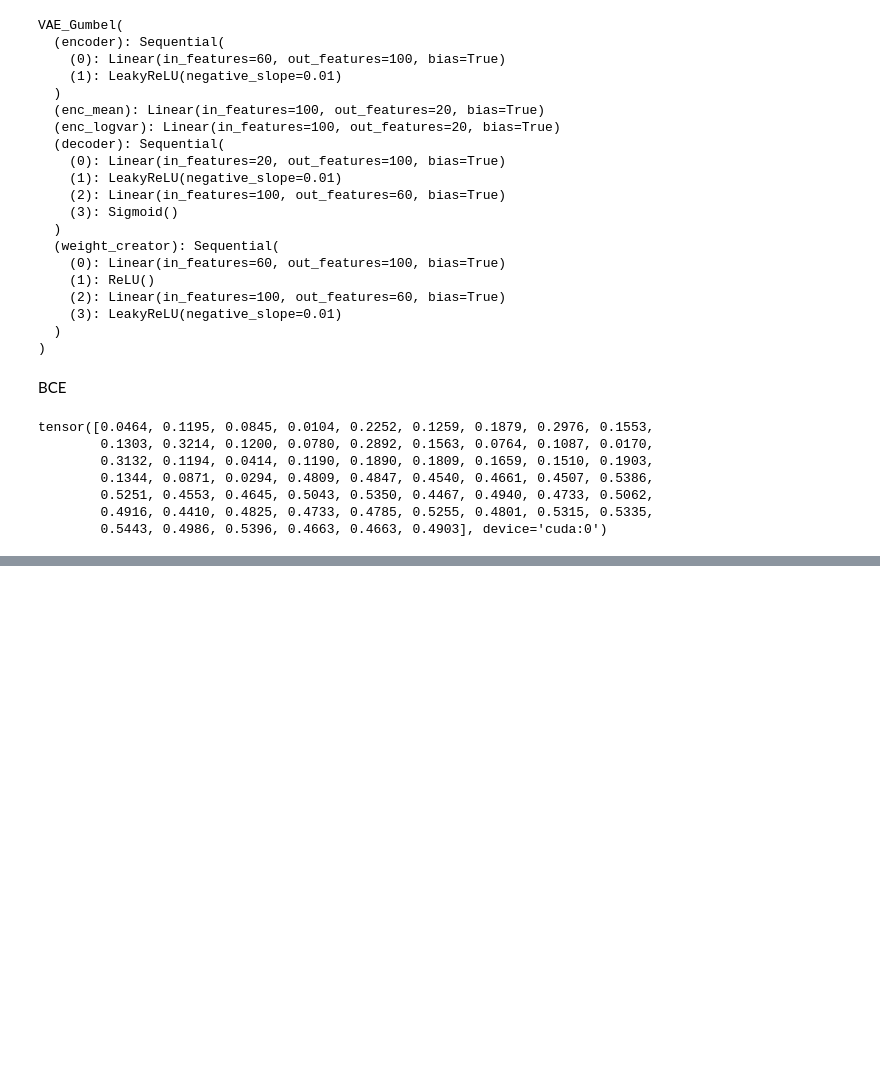
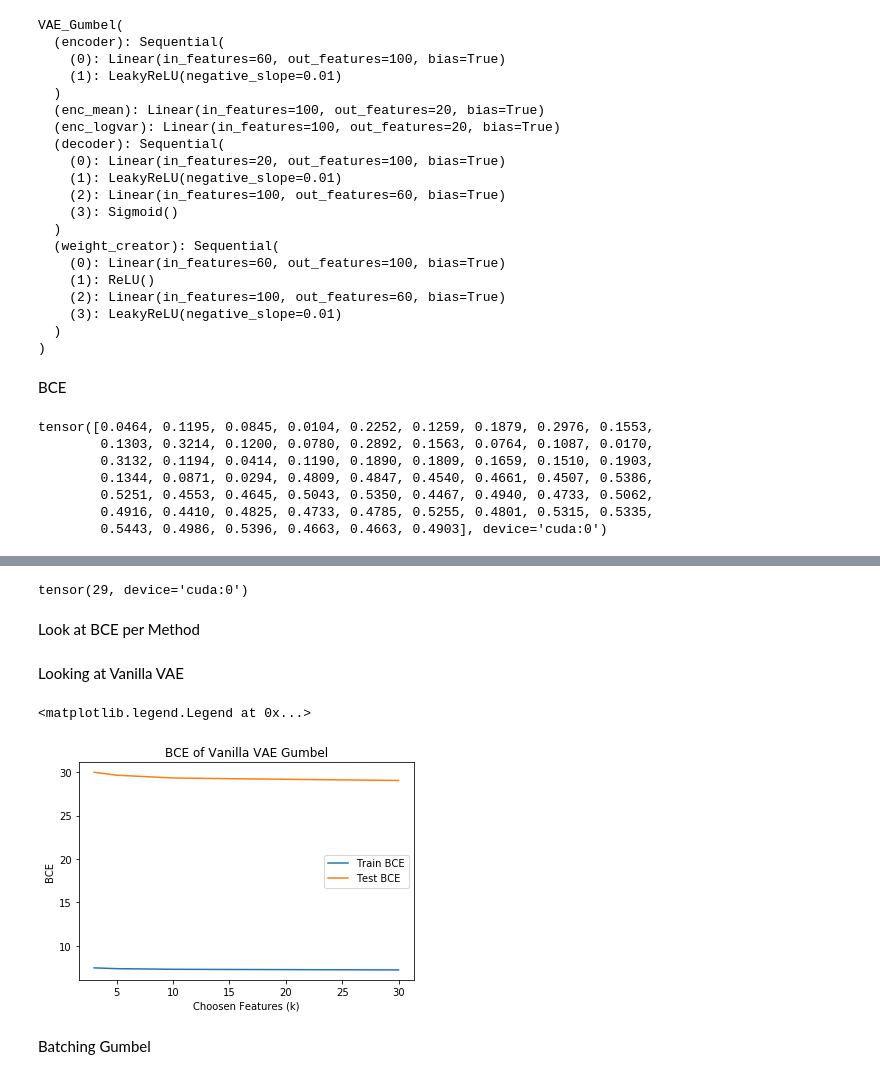
Before and after one commit to beelze-b/Differentiable-Sparse-Subset-Selection, a Jupyter notebook: notebooks/14_Visualization.ipynb, the cells around one changed output, grey strips where cells are left out. Saved outputs shown, nothing was run; the diff lists cells and outputs as text; code cells hidden in the pictures; blank space fills up the shorter version.

```diff
--- a/notebooks/14_Visualization.ipynb
+++ b/notebooks/14_Visualization.ipynb
@@ -194,0 +371,8 @@ def top_logits_gumbel_batching_vae_gumbel(data, model):
+# %%
+path = '../data/models/final_run/runningstate_vae/k_3/model_trial_1.pt'
+model = VAE_Gumbel_RunningState(2*D, 100, 20, k = 3, t = global_t, alpha = 0.9)
+model.logit_enc = nn.Parameter(torch.zeros(2*D).view(1, -1))
+model.to(device)
+model.load_state_dict(torch.load(path))
+
+top_logits_gumbel_runningstate_vae(test_data, model)
@@ -194,0 +387,6 @@ def top_logits_gumbel_batching_vae_gumbel(data, model):
+# %%
+path = '../data/models/final_run/concrete_vae_nmsl/k_30/model_trial_1.pt'
+model = ConcreteVAE_NMSL(2*D, 100, 20, k = 30, t = global_t)
+model.load_state_dict(torch.load(path))
+model.to(device)
+top_logits_gumbel_concrete_vae_nsml(test_data, model)
@@ -194,0 +409,46 @@ def top_logits_gumbel_batching_vae_gumbel(data, model):
+# %%
+model(test_df)
+top_ind = torch.argmax(model.logit_enc, dim = 1)
+sum(top_ind < 30)
+# %% [output]
+tensor(29, device='cuda:0')
+# %% [markdown]
+Look at BCE per Method
+# %% [markdown]
+Looking at Vanilla VAE
+# %%
+train_bces = []
+test_bces = []
+for k in k_lab:
+    train_bce = 0
+    test_bce = 0
+    for trial in range(1, 1+trial_num):
+        # test model
+        path = '../data/models/final_run/vanilla_vae_gumbel/k_{}/model_trial_{}.pt'.format(k, trial_num)
+        model = VAE_Gumbel(2*D, 100, 20, k = k, t = global_t)
+        model.load_state_dict(torch.load(path))
+        model.to(device)
+        train_bce += bce_model(train_data, model)
+        test_bce += bce_model(test_data, model)
+    train_bces.append((train_bce/trial_num).item())
+    test_bces.append((test_bce/trial_num).item())
+
+print("Vanilla Gumbel VAE")
+print("Train BCES")
+print(train_bces)
+print("Test BCES")
+print(test_bces)
+# %%
+fig = plt.figure()
+plt.plot(k_lab, train_bces, label = 'Train BCE')
+plt.plot(k_lab, test_bces, label = 'Test BCE')
+
+plt.title("BCE of Vanilla VAE Gumbel")
+plt.xlabel("Choosen Features (k)")
+plt.ylabel("BCE")
+plt.legend()
+# %% [output]
+<matplotlib.legend.Legend at 0x...>
+[figure, added]
+# %% [markdown]
+Batching Gumbel
```
Also changed, not shown: parts of 27 cells of this notebook.
